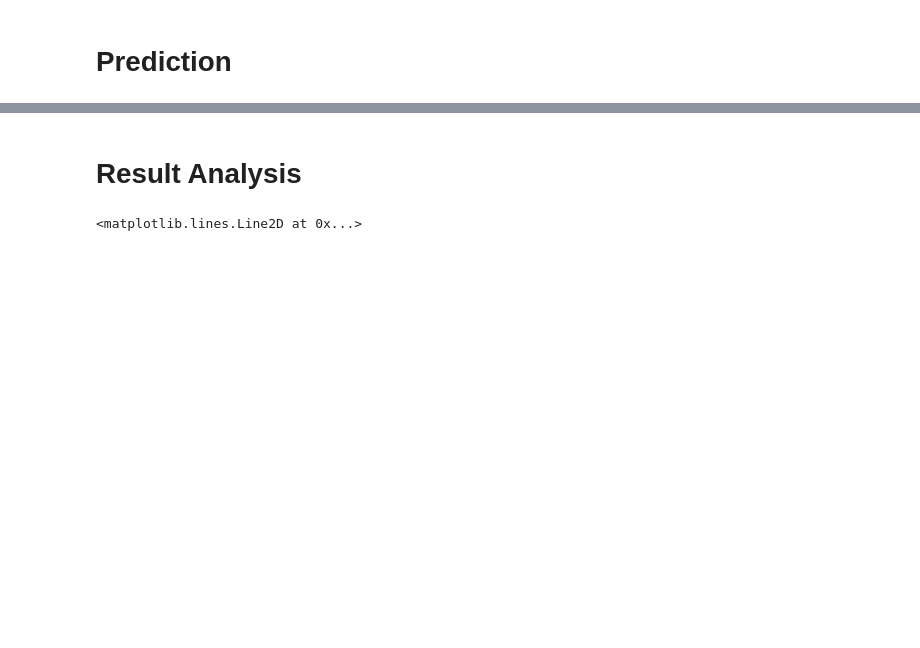
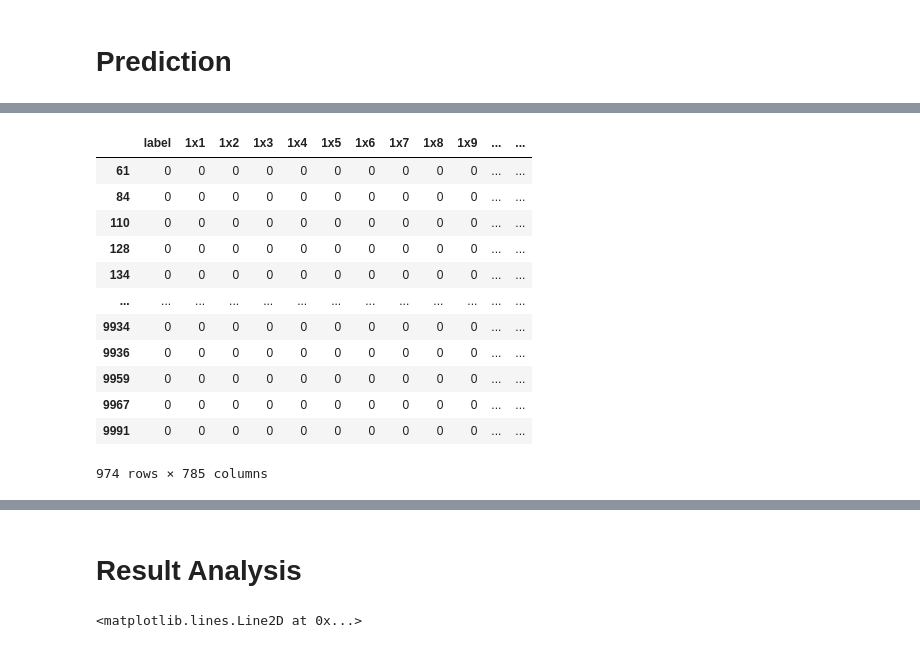
Before and after one commit to johnwslee/Data_Science_Libraries, a Jupyter notebook: PyTorch/practice_anomaly_detection_autoencoder_CNN_only_8_compare_with_7.ipynb, the cells around one changed output, grey strips where cells are left out. Cells and saved outputs as stored; diff of their text form; code cells hidden in the pictures; blank space fills up the shorter version.

```diff
--- a/PyTorch/practice_anomaly_detection_autoencoder_CNN_only_8_compare_with_7.ipynb
+++ b/PyTorch/practice_anomaly_detection_autoencoder_CNN_only_8_compare_with_7.ipynb
@@ -369,0 +372,17 @@ with torch.no_grad():
+# %%
+anom_0 = anom.query("label == 0")
+anom_0
+# %% [output]
+|  | label | 1x1 | 1x2 | 1x3 | 1x4 | 1x5 | 1x6 | 1x7 | 1x8 | 1x9 | ... | ... |
+| 61 | 0 | 0 | 0 | 0 | 0 | 0 | 0 | 0 | 0 | 0 | ... | ... |
+| 84 | 0 | 0 | 0 | 0 | 0 | 0 | 0 | 0 | 0 | 0 | ... | ... |
+| 110 | 0 | 0 | 0 | 0 | 0 | 0 | 0 | 0 | 0 | 0 | ... | ... |
+| 128 | 0 | 0 | 0 | 0 | 0 | 0 | 0 | 0 | 0 | 0 | ... | ... |
+| 134 | 0 | 0 | 0 | 0 | 0 | 0 | 0 | 0 | 0 | 0 | ... | ... |
+| ... | ... | ... | ... | ... | ... | ... | ... | ... | ... | ... | ... | ... |
+| 9934 | 0 | 0 | 0 | 0 | 0 | 0 | 0 | 0 | 0 | 0 | ... | ... |
+| 9936 | 0 | 0 | 0 | 0 | 0 | 0 | 0 | 0 | 0 | 0 | ... | ... |
+| 9959 | 0 | 0 | 0 | 0 | 0 | 0 | 0 | 0 | 0 | 0 | ... | ... |
+| 9967 | 0 | 0 | 0 | 0 | 0 | 0 | 0 | 0 | 0 | 0 | ... | ... |
+| 9991 | 0 | 0 | 0 | 0 | 0 | 0 | 0 | 0 | 0 | 0 | ... | ... |
+974 rows × 785 columns
```
Also changed, not shown: parts of 14 cells of this notebook.
